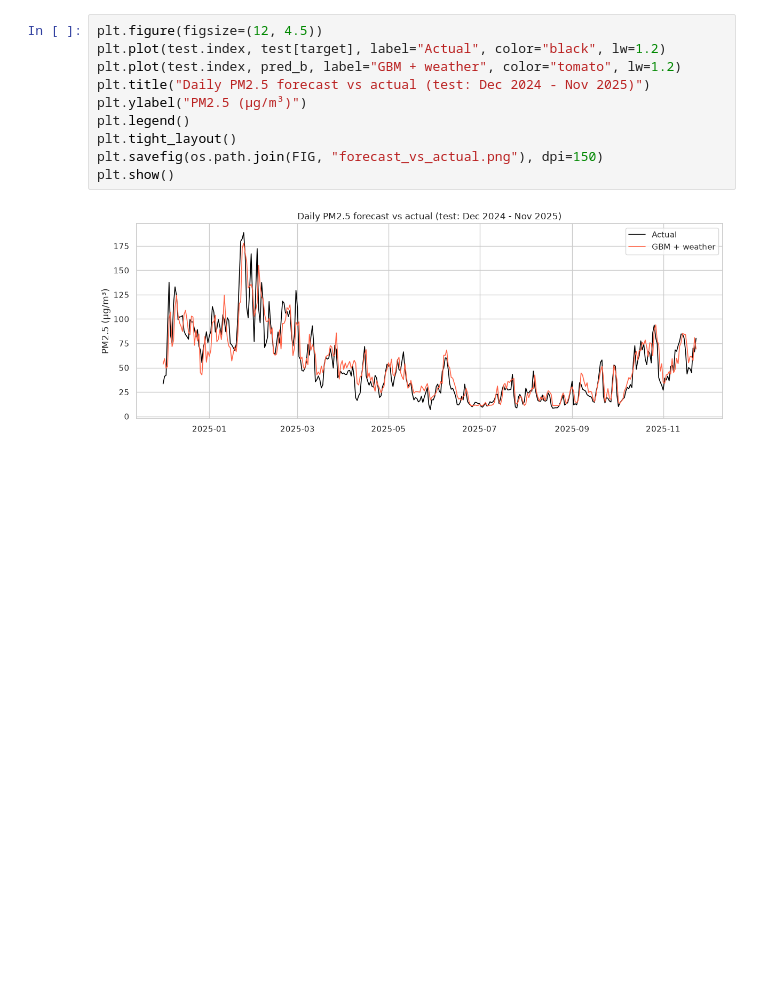
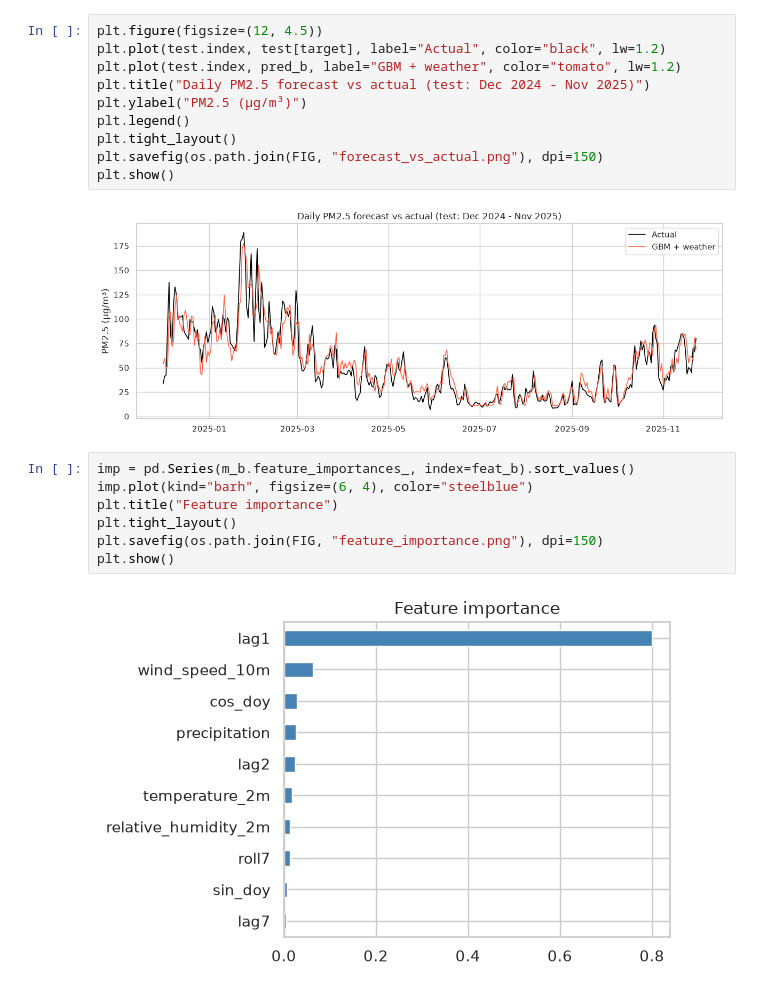
Before and after one commit to jaimulhaque/dhaka-air-quality-analysis, a Jupyter notebook: notebooks/04_forecasting.ipynb, the cells around one changed output. Saved outputs shown, nothing was run; the diff lists cells and outputs as text; blank space fills up the shorter version.

```diff
--- a/notebooks/04_forecasting.ipynb
+++ b/notebooks/04_forecasting.ipynb
@@ -85,3 +85,12 @@ plt.savefig(os.path.join(FIG, "forecast_vs_actual.png"), dpi=150)
 plt.show()
 # %% [output]
 [figure]
+# %%
+imp = pd.Series(m_b.feature_importances_, index=feat_b).sort_values()
+imp.plot(kind="barh", figsize=(6, 4), color="steelblue")
+plt.title("Feature importance")
+plt.tight_layout()
+plt.savefig(os.path.join(FIG, "feature_importance.png"), dpi=150)
+plt.show()
+# %% [output]
+[figure, added]
```
Also changed, not shown: 1 other file.
